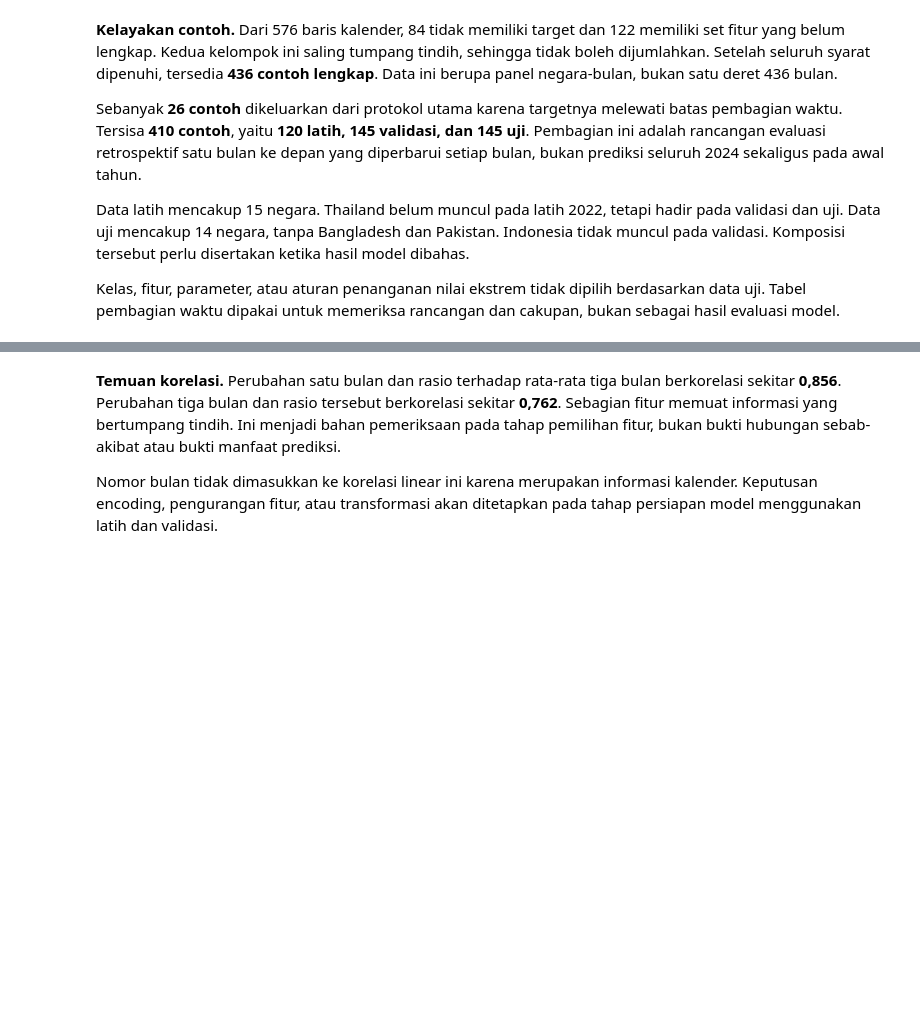
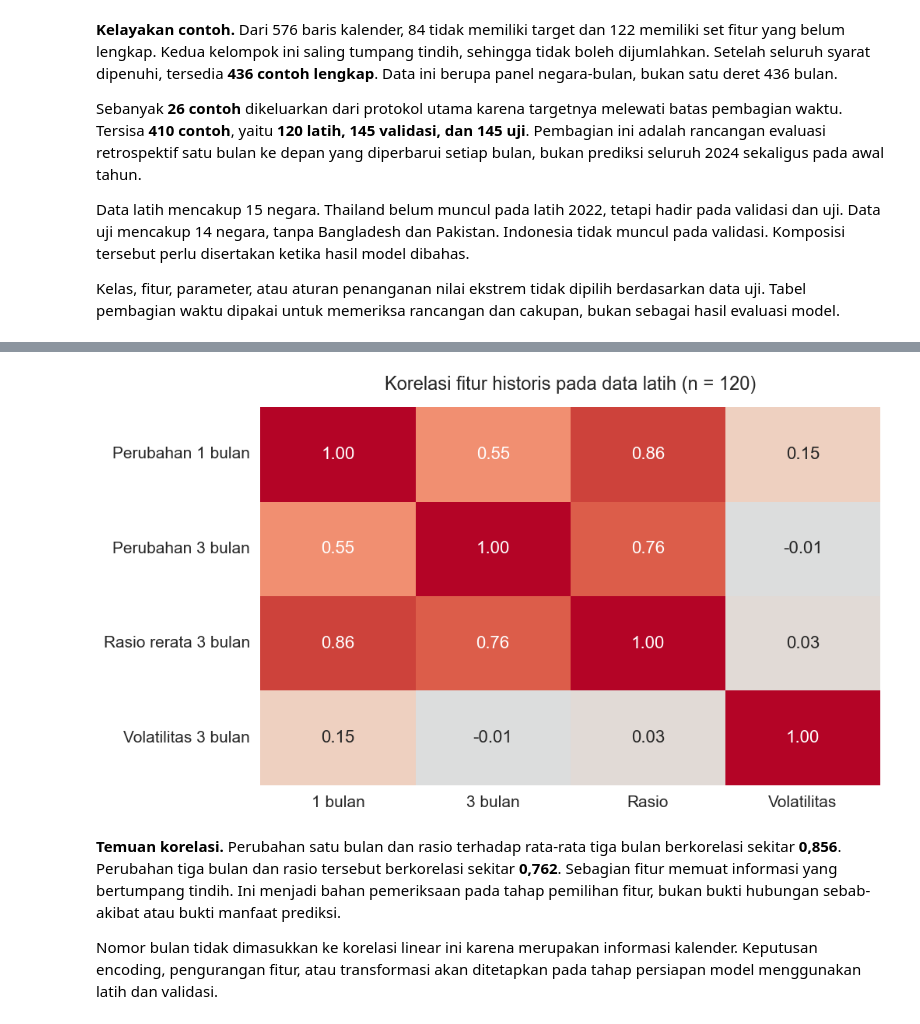
Before and after one commit to firrazmrd/17_IF-B_Sop-Pak-Min-Klaten, a Jupyter notebook: Projek.ipynb, the cells around one changed output, grey strips where cells are left out. Cells and saved outputs as stored; diff of their text form; code cells hidden in the pictures; blank space fills up the shorter version.

```diff
--- a/Projek.ipynb
+++ b/Projek.ipynb
@@ -585,0 +724,5 @@ show_svg(s)
+# %%
+# Korelasi hanya memakai contoh latih, tanpa label atau fitur dari data uji.
+price_features = ['change_1m', 'change_3m', 'ratio_to_3m_mean', 'volatility_3m']
+correlation_matrix = df_train[price_features].corr()
+display(correlation_matrix.round(4))
@@ -586,3 +735,25 @@ show_svg(s)
+# %%
+plt.figure(figsize=(10.4, 6))
+sns.heatmap(
+    correlation_matrix,
+    annot=True,
+    fmt='.2f',
+    cmap='coolwarm',
+    vmin=-1,
+    vmax=1,
+    cbar=False,
+    annot_kws={'size': 16},
+    xticklabels=['1 bulan', '3 bulan', 'Rasio', 'Volatilitas'],
+    yticklabels=['Perubahan 1 bulan', 'Perubahan 3 bulan', 'Rasio rerata 3 bulan', 'Volatilitas 3 bulan']
+)
+
+plt.title('Korelasi fitur historis pada data latih (n = 120)', fontsize=17, pad=16)
+plt.xticks(rotation=0, fontsize=15)
+plt.yticks(rotation=0, fontsize=15)
+plt.tight_layout()
+plt.show()
+# %% [output]
+[figure, added]
 # %% [markdown]
 **Temuan korelasi.** Perubahan satu bulan dan rasio terhadap rata-rata tiga bulan berkorelasi sekitar **0,856**. Perubahan tiga bulan dan rasio tersebut berkorelasi sekitar **0,762**. Sebagian fitur memuat informasi yang bertumpang tindih. Ini menjadi bahan pemeriksaan pada tahap pemilihan fitur, bukan bukti hubungan sebab-akibat atau bukti manfaat prediksi.
 
```
Also changed, not shown: parts of 35 cells of this notebook, 2 other files.
